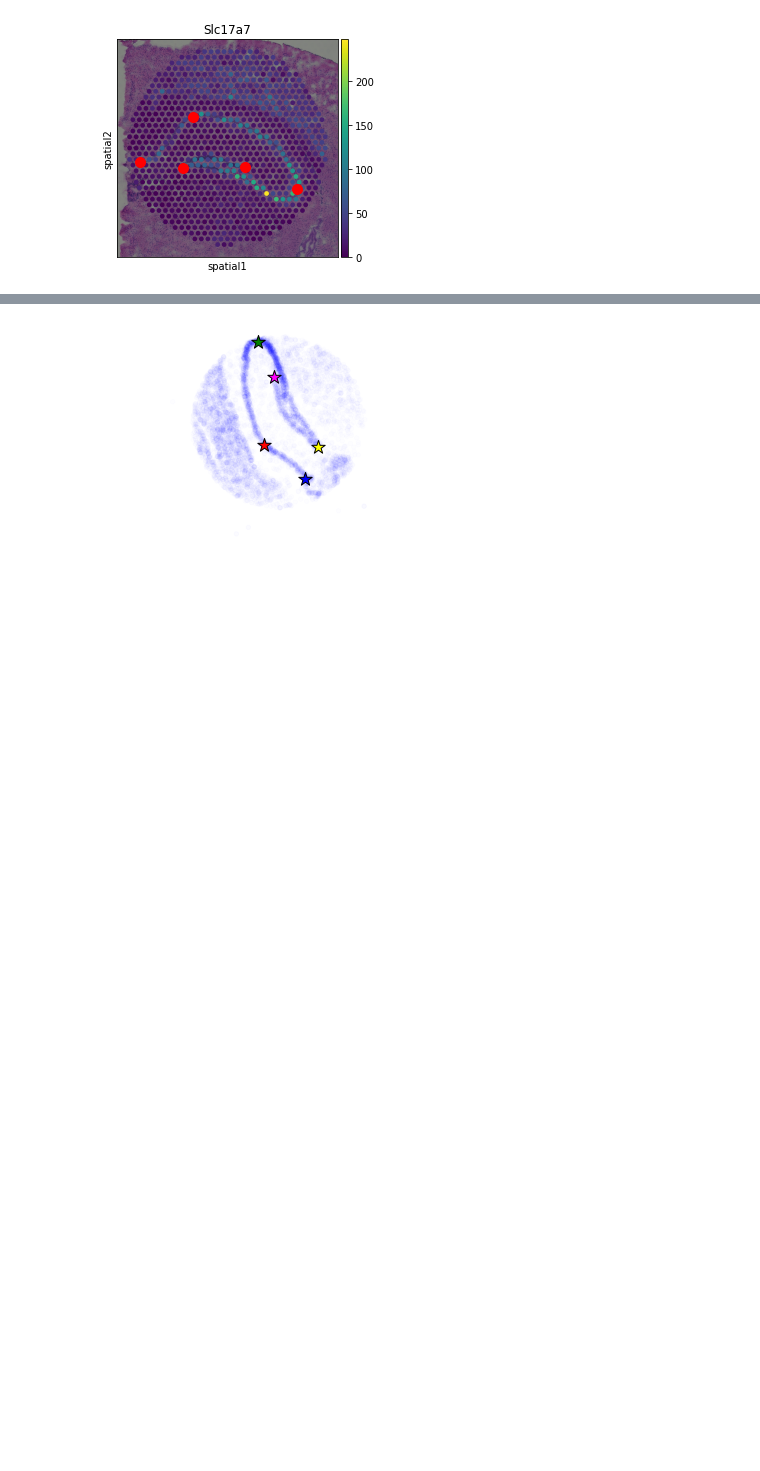
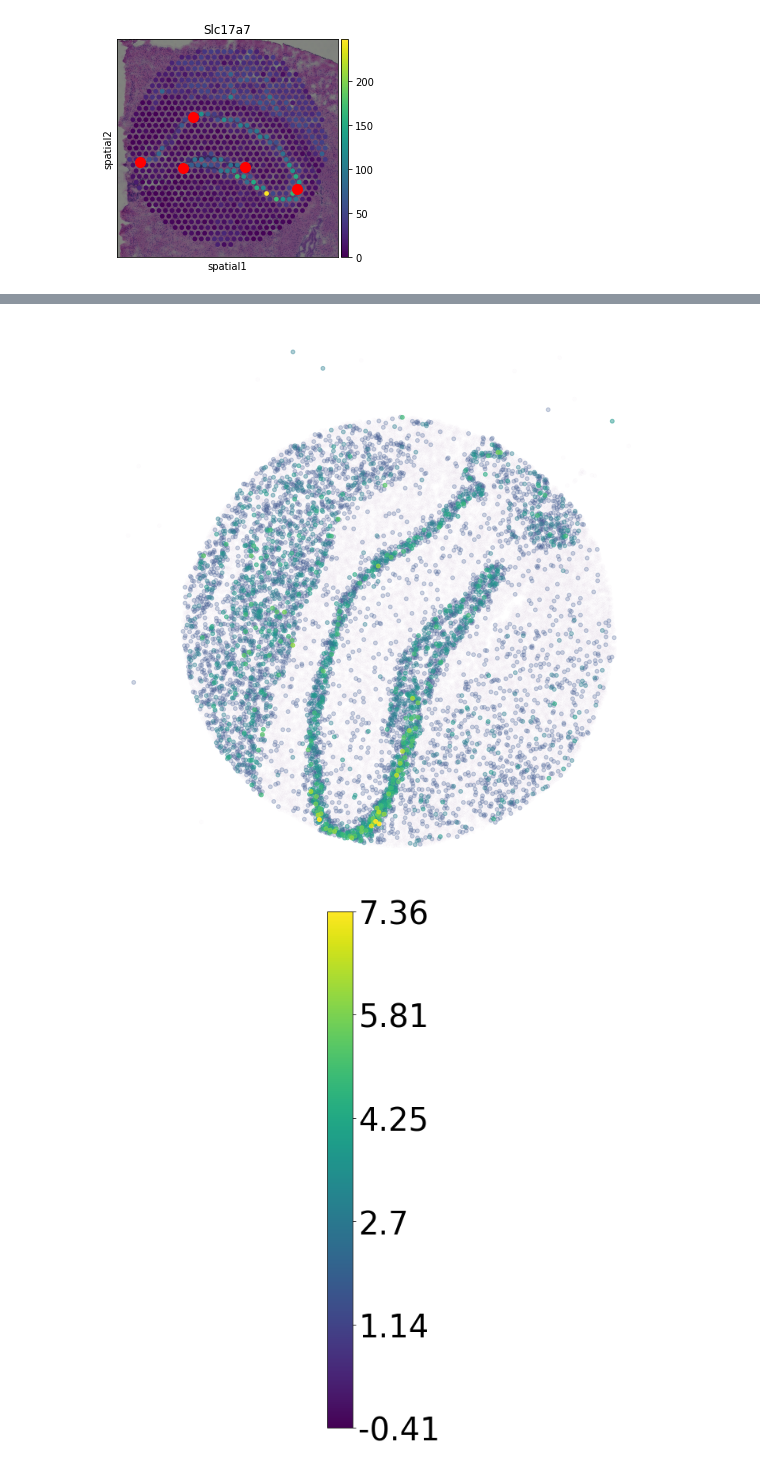
Before and after one commit to almaan/eggplant, a Jupyter notebook: notebooks/hippo-mapping.ipynb, the cells around one changed output, grey strips where cells are left out. Saved outputs shown, nothing was run; the diff lists cells and outputs as text; code cells hidden in the pictures; blank space fills up the shorter version.

```diff
--- a/notebooks/hippo-mapping.ipynb
+++ b/notebooks/hippo-mapping.ipynb
@@ -26,7 +26,7 @@ The autoreload extension is already loaded. To reload it, use:
   %reload_ext autoreload
 # %%
 from matplotlib import rcParams
-rcParams["figure.facecolor"] = "white"
+rcParams["figure.facecolor"] = "None"
 # %%
 REF_DIR = "/home/alma/w-projects/ccf/rsc/ref/hippo"
 # %%
@@ -163,27 +184,47 @@ rgba[:,-1] -= rgba[:,-1].min()
 rgba[:,-1] /= rgba[:,-1].max()
 rgba[:,-1] *= 0.1
 rgba[:,2] = 1
+# %%
+exp = adata_2.obs_vector("Slc17a7").copy()
+exp_min = exp.min()
+exp_max = exp.max()
+exp -= exp.min()
+exp /= exp.max()
+clr = plt.cm.viridis(exp)
+clr[:,-1] = 0.01 + exp * 0.9
 # %%
-plt.scatter(adata_2.obsm["spatial"][:,0],
-            adata_2.obsm["spatial"][:,1],
-            c = rgba,
-            #alpha = 0.5,
-            s = 20,
-            #cmap = plt.cm.viridis,
+landmarks = False
+ordr = np.argsort(exp)
+fig,ax = plt.subplots(1,1,figsize = (11,10))
+sca = ax.scatter(adata_2.obsm["spatial"][ordr,0],
+            adata_2.obsm["spatial"][ordr,1],
+            c = clr[ordr,:],
+            s = 15,
+           # cmap = plt.cm.viridis,
+            #alpha = 0.1,
            )
-for ii in range(n_lmk):
-    plt.scatter(adata_2.uns["curated_landmarks"][ii,0],
-                adata_2.uns["curated_landmarks"][ii,1],
-                c = lmk_cmap[ii],
-                marker = "*",
-                edgecolor ="black",
-                s = 200,
-               )
-plt.axis("equal")
-plt.axis("off")
+if landmarks:
+    for ii in range(n_lmk):
+        ax.scatter(adata_2.uns["curated_landmarks"][ii,0],
+                    adata_2.uns["curated_landmarks"][ii,1],
+                    c = lmk_cmap[ii],
+                    marker = "*",
+                    edgecolor ="black",
+                    s = 200,
+                   )
+ax.set_aspect("equal")
+ax.axis("off")
+ax.invert_yaxis()
+
+fig,ax = plt.subplots(1,1,figsize=(6,12))
+ax.axis("off")
+cbar = fig.colorbar(sca,ticks = np.linspace(0,1,6))
+cbar.ax.set_yticklabels(np.linspace(exp_min,exp_max,6).round(2))  #
+cbar.ax.tick_params(labelsize=40)
 plt.show()
 # %% [output]
-[figure, old version]
+[figure, new version]
+[figure, added]
 # %%
 adata_1.write
 # %%
```
Also changed, not shown: parts of 7 cells of this notebook, 3 other files.
